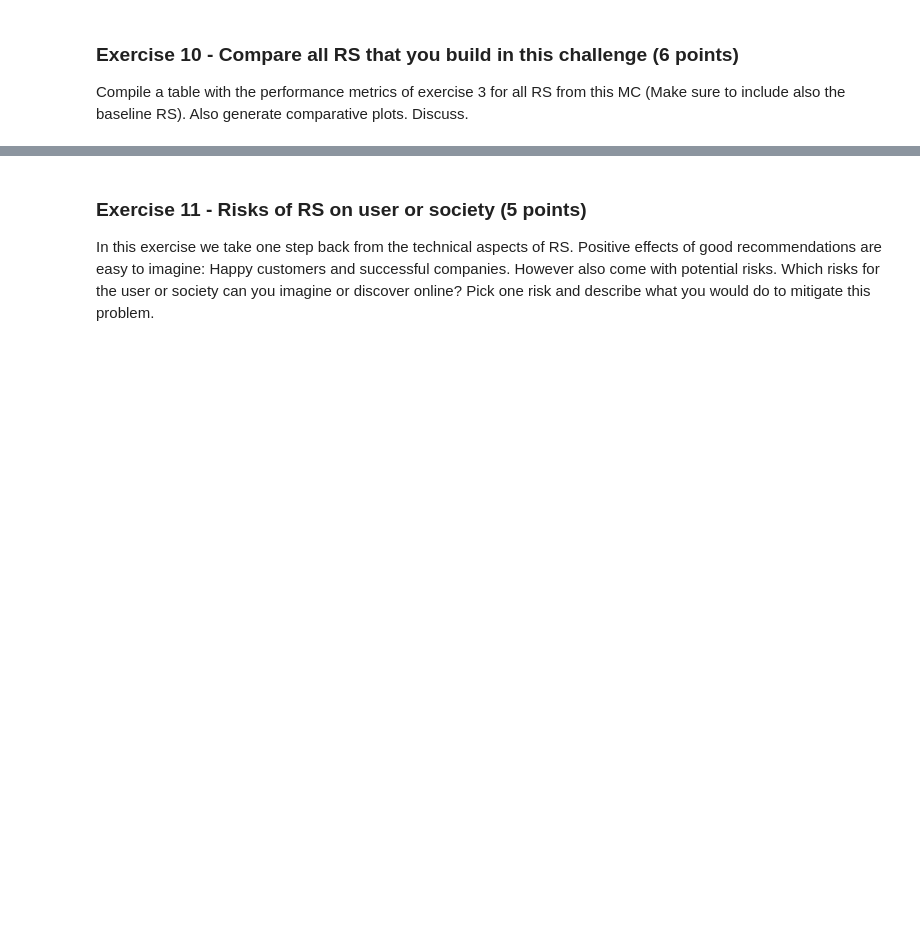
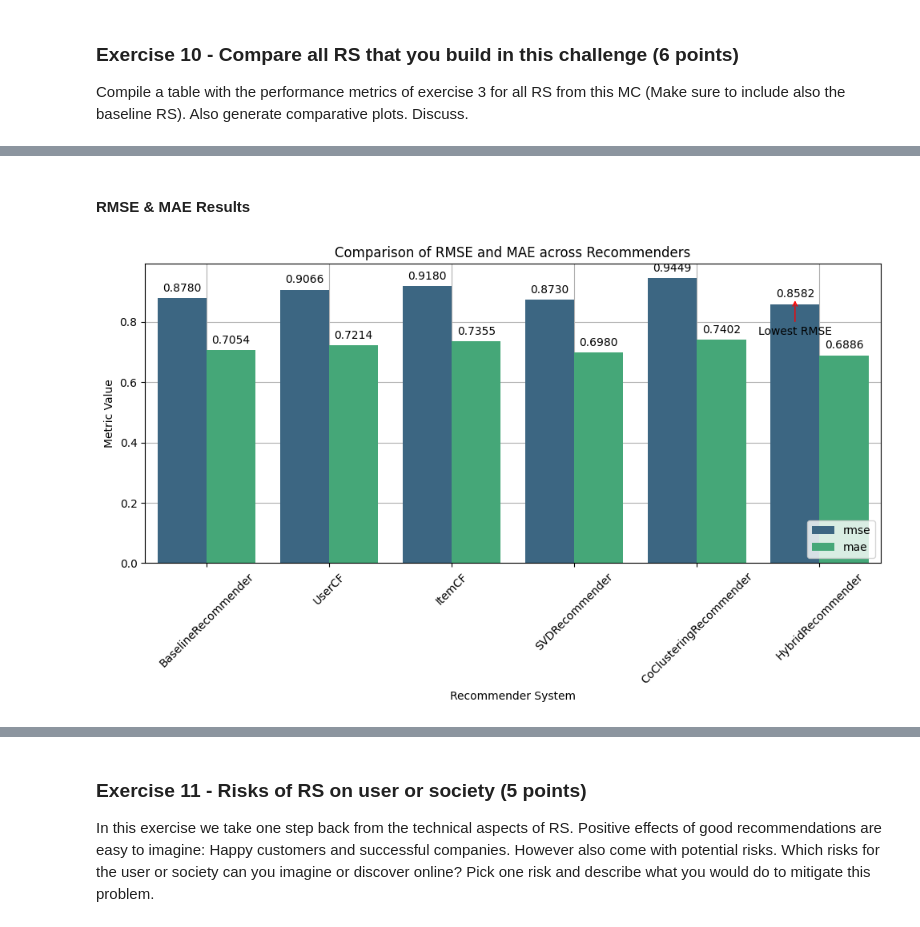
Before and after one commit to okaynils/fhnw-ds-rsy, a Jupyter notebook: MiniChallenge/RSY_ MiniChallenge_FS24.ipynb, the cells around one changed output, grey strips where cells are left out. Saved outputs shown, nothing was run; the diff lists cells and outputs as text; code cells hidden in the pictures; blank space fills up the shorter version.

```diff
--- a/MiniChallenge/RSY_ MiniChallenge_FS24.ipynb
+++ b/MiniChallenge/RSY_ MiniChallenge_FS24.ipynb
@@ -1721,0 +1753,9 @@ plausibility_check(cc, n_recs=5, n_users=3, random_seed=42)
+# %%
+result_store.add_result(recommender_name='CoClusteringRecommender',
+                        rmse=best_rmse,
+                        mae=None,
+                        best_parameters=best_params,
+                        precision_at_k=None,
+                        recall_at_k=None,
+                        exercise=9,
+                        results=results)
@@ -1818,6 +1861,7 @@ plausibility_check(best_hybrid, n_recs=5, n_users=3)
 result_store.add_result(recommender_name='HybridRecommender',
                         rmse=best_rmse,
                         best_parameters=best_params,
+                        mae=None,
                         precision_at_k=None,
                         recall_at_k=None,
                         exercise=9,
@@ -2325,0 +2388,5 @@ result_store.get_results()
+# %%
+result_store.load_results('estimator_results.csv')
+df_results = result_store.get_results()
+
+df_results
@@ -2325,0 +2401,35 @@ result_store.get_results()
+# %% [markdown]
+#### RMSE & MAE Results
+# %%
+lowest_rmse = df_results.loc[df_results['rmse'].idxmin()]
+lowest_rmse_name = lowest_rmse['recommender_name']
+lowest_rmse_value = lowest_rmse['rmse']
+
+df_melted = df_results.melt(id_vars='recommender_name', value_vars=['rmse', 'mae'],
+                            var_name='Metric', value_name='value')
+
+plt.figure(figsize=(10, 6))
+bar_plot = sns.barplot(x='recommender_name', y='value', hue='Metric', data=df_melted, palette='viridis', zorder=2)
+plt.xticks(rotation=45)
+plt.title('Comparison of RMSE and MAE across Recommenders')
+plt.xlabel('Recommender System')
+plt.ylabel('Metric Value')
+plt.legend(loc='lower right')
+plt.grid(True, zorder=0)
+
+for p in plt.gca().patches:
+    if p.get_height() > 0.001:
+        plt.annotate(format(p.get_height(), '.4f'),
+                     (p.get_x() + p.get_width() / 2., p.get_height()),
+                     ha='center', va='center', xytext=(0, 9), textcoords='offset points')
+
+lowest_rmse_x_position = df_results['recommender_name'].tolist().index(lowest_rmse_name)
+bar_plot.annotate('Lowest RMSE',
+                  (lowest_rmse_x_position - .2, lowest_rmse_value + .02),
+                  ha='center', va='center', xytext=(0, -30), textcoords='offset points',
+                  arrowprops=dict(arrowstyle='->', color='red'))
+
+plt.tight_layout()
+plt.show()
+# %% [output]
+[figure, added]
```
Also changed, not shown: parts of 32 cells of this notebook, 1 other file.
